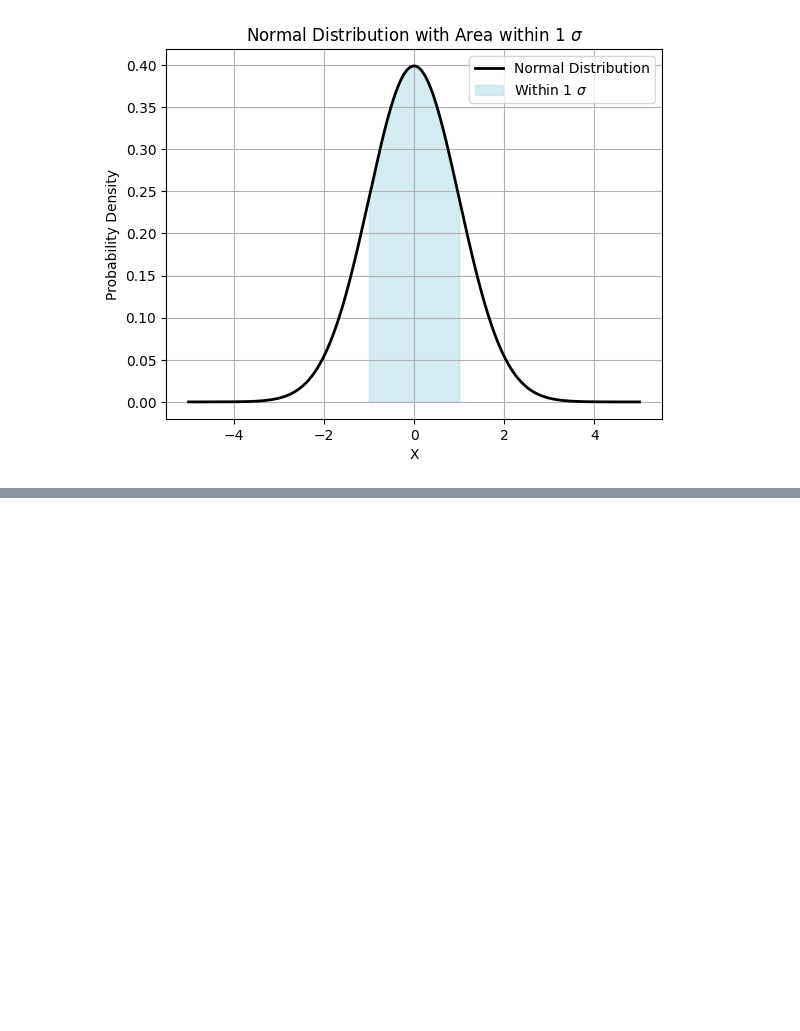
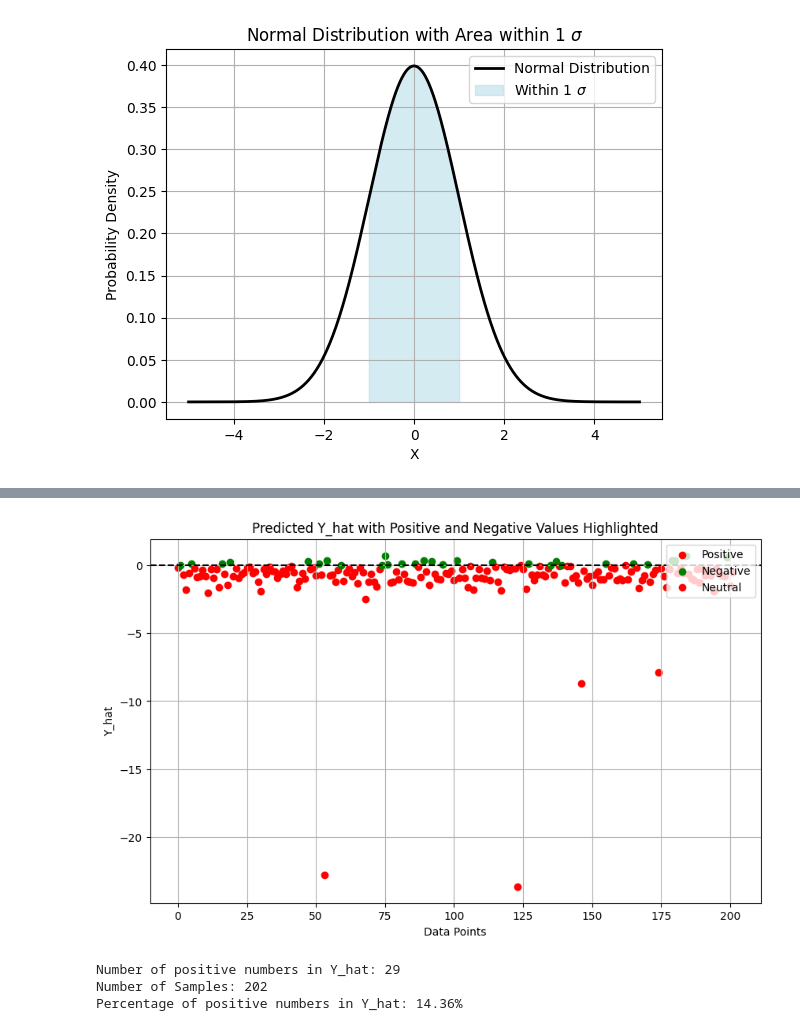
Before and after one commit to jpyoo/buc_backend, a Jupyter notebook: graphapi/testAWS.ipynb, the cells around one changed output, grey strips where cells are left out. Cells and saved outputs as stored; diff of their text form; code cells hidden in the pictures; blank space fills up the shorter version.

```diff
--- a/graphapi/testAWS.ipynb
+++ b/graphapi/testAWS.ipynb
@@ -397,0 +402,11 @@ plt.show()
+# %%
+cur.execute("select * from e_muscle_grow where user_id = '1'")
+datapoints = cur.fetchall()
+conn.commit()
+columns = ['user_id', 'total_protein_consumed', 'sleep_start_at',
+           'sleep_end_at', 'exercise_target', 'reps', 'weight_lb',
+           'exercise_completed_at']
+# %%
+import pandas as pd
+# Create DataFrame
+df = pd.DataFrame(datapoints, columns=columns)
@@ -397,0 +488,36 @@ plt.show()
+# %%
+import matplotlib.pyplot as plt
+
+# Define thresholds for positive and negative values
+positive_threshold = 0  # Threshold for positive values
+negative_threshold = 0  # Threshold for negative values
+
+# Plot Y_hat with positive and negative values highlighted
+fig, ax = plt.subplots(figsize=(10, 6))
+for i, y in enumerate(Y_hat):
+    if y > positive_threshold:
+        ax.scatter(i, y, color='green', marker='o', label='Positive' if i == 0 else None)
+    elif y < negative_threshold:
+        ax.scatter(i, y, color='red', marker='o', label='Negative' if i == 0 else None)
+    else:
+        ax.scatter(i, y, color='blue', marker='o', label='Neutral' if i == 0 else None)
+ax.axhline(y=0, color='black', linestyle='--')  # Line at y=0
+ax.set_title('Predicted Y_hat with Positive and Negative Values Highlighted')
+ax.set_xlabel('Data Points')
+ax.set_ylabel('Y_hat')
+ax.legend(['Positive', 'Negative', 'Neutral'], loc='upper right')
+
+plt.grid(True)
+plt.show()
+# %% [output]
+[figure, added]
+# %%
+# count positive numbers in Y_hat
+positive_Y_hat = Y_hat[Y_hat > 0]
+print(f"Number of positive numbers in Y_hat: {len(positive_Y_hat)}")
+print('Number of Samples:', len(Y_hat))
+print(f"Percentage of positive numbers in Y_hat: {len(positive_Y_hat) / len(Y_hat) * 100:.2f}%")
+# %% [output]
+Number of positive numbers in Y_hat: 29
+Number of Samples: 202
+Percentage of positive numbers in Y_hat: 14.36%
```
Also changed, not shown: parts of 16 cells of this notebook, 6 other files.
